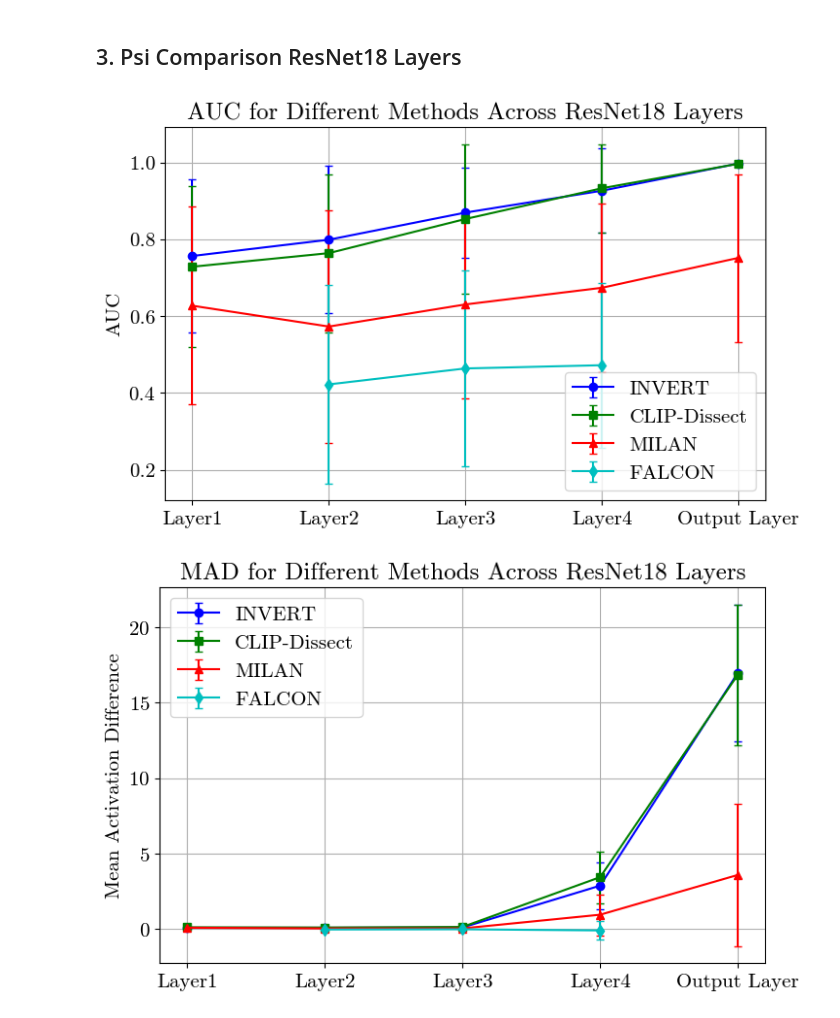
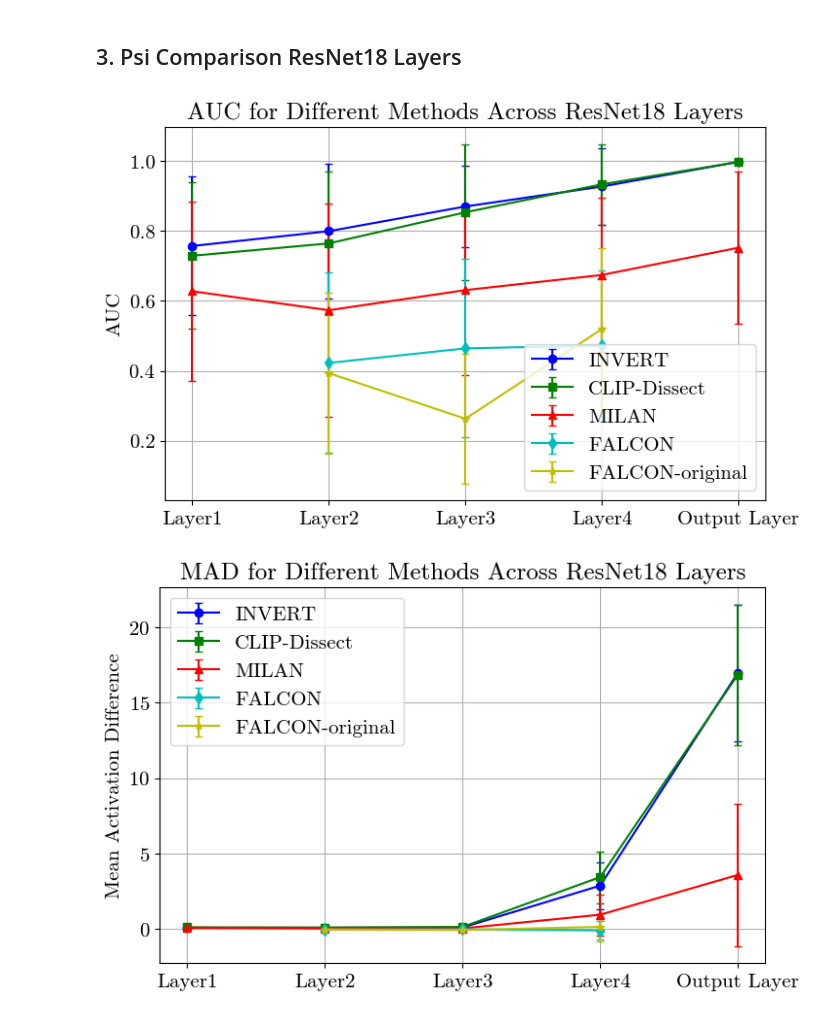
Before and after one commit to lkopf/cosy, a Jupyter notebook: notebooks/experiments.ipynb, the cells around one changed output. Drawn from its saved outputs; the diff is of its cells as text; code cells hidden in the pictures.

```diff
--- a/notebooks/experiments.ipynb
+++ b/notebooks/experiments.ipynb
@@ -150,3 +150,33 @@ plt.tight_layout()
 plt.show()
 # %% [output]
 [figure]
+# %%
+import torch
+import seaborn as sns
+
+MODEL_NAME = "resnet18-fc"
+NEURON = 504 # coffee mug
+
+res_nat = torch.load(f"{NAT_SYN_PATH}resnet18-fc_natural_neuron-{NEURON}.pt")[:,NEURON].cpu().numpy()
+res_syn = torch.load(f"{NAT_SYN_PATH}resnet18-fc_neuron-{NEURON}.pt")[:,NEURON].cpu().numpy()
+
+res_neuron_df = pd.DataFrame({'Natural': res_nat,
+                              'Synthetic': res_syn,})
+
+fig, ax = plt.subplots(figsize=(7, 5))
+
+colors = ['green', 'red']
+
+sns.kdeplot(data=res_neuron_df['Natural'], common_norm=True, color=colors[0], fill=True, label='Natural', ax=ax)
+sns.kdeplot(data=res_neuron_df['Synthetic'], common_norm=True, color=colors[1], fill=True, label='Synthetic', ax=ax)
+
+plt.xlabel('Activations')
+plt.title("ResNet18 Neuron 504, ``Coffee Mug''")
+
+plt.tight_layout()
+plt.legend()
+
+# plt.savefig(PLOT_PATH+f"nat-syn_comparison_{MODEL_NAME}_neuron-{NEURON}.png", bbox_inches='tight')
+# plt.savefig(PLOT_PATH+f"nat-syn_comparison_{MODEL_NAME}_neuron-{NEURON}.pdf", bbox_inches='tight')
+# plt.savefig(PLOT_PATH+f"nat-syn_comparison_{MODEL_NAME}_neuron-{NEURON}.svg", bbox_inches='tight')
+plt.show()
@@ -158,9 +190,9 @@ import pandas as pd
 import matplotlib.pyplot as plt
 
 MODEL_NAMES = ["resnet18-layer1", "resnet18-layer2", "resnet18-layer3", "resnet18-layer4", "resnet18-fc"]
-METHODS = ["INVERT", "CLIP-Dissect", "MILAN", "FALCON"]
-COLORS = ['b', 'g', 'r', 'c']
-MARKERS = ['o', 's', '^', 'd']
+METHODS = ["INVERT", "CLIP-Dissect", "MILAN", "FALCON", "FALCON-original"]
+COLORS = ['b', 'g', 'r', 'c', 'y']
+MARKERS = ['o', 's', '^', 'd', '*']
 x_labels = ['Layer1', 'Layer2', 'Layer3', 'Layer4', 'Output Layer']
 x = np.arange(len(x_labels))
 
@@ -173,43 +205,43 @@ stds = {method: [] for method in METHODS}
 for MODEL_NAME in MODEL_NAMES:
     for method in METHODS:
         try:
             df = pd.read_csv(f"{PATH}evaluation_{method}_{MODEL_NAME}.csv")
             means[method].append(df['auc'].mean())
             stds[method].append(df['auc'].std())
         except FileNotFoundError:
             # Append NaN if the file does not exist for a particular method and layer
             means[method].append(np.nan)
             stds[method].append(np.nan)
 
 # Create a line plot
 plt.figure(figsize=(8, 5))
 
 # Plot error bars for each method
 for i, method in enumerate(METHODS):
     plt.errorbar(x, means[method], yerr=stds[method], marker=MARKERS[i], linestyle='-', color=COLORS[i], capsize=3, label=method)
 
 # Customize the plot
 # plt.xlabel('Layers')
 plt.ylabel('AUC')
 plt.title('AUC for Different Methods Across ResNet18 Layers')
 plt.xticks(x, x_labels)
 plt.legend()
 plt.grid(True)
 # plt.savefig(PLOT_PATH+f"AUC_resnet18_layers.png", bbox_inches='tight')
 # plt.savefig(PLOT_PATH+f"AUC_resnet18_layers.pdf", bbox_inches='tight')
 # plt.savefig(PLOT_PATH+f"AUC_resnet18_layers.svg", bbox_inches='tight')
 plt.show()
 # %% [output]
-[figure, old version]
+[figure, new version]
 # %%
 import numpy as np
 import pandas as pd
 import matplotlib.pyplot as plt
 
 MODEL_NAMES = ["resnet18-layer1", "resnet18-layer2", "resnet18-layer3", "resnet18-layer4", "resnet18-fc"]
-METHODS = ["INVERT", "CLIP-Dissect", "MILAN", "FALCON"]
-COLORS = ['b', 'g', 'r', 'c']
-MARKERS = ['o', 's', '^', 'd']
+METHODS = ["INVERT", "CLIP-Dissect", "MILAN", "FALCON", "FALCON-original"]
+COLORS = ['b', 'g', 'r', 'c', 'y']
+MARKERS = ['o', 's', '^', 'd', '*']
 x_labels = ['Layer1', 'Layer2', 'Layer3', 'Layer4', 'Output Layer']
 x = np.arange(len(x_labels))
 
@@ -246,4 +278,4 @@ plt.grid(True)
 # plt.savefig(PLOT_PATH+f"mean_activ_layers.svg", bbox_inches='tight')
 plt.show()
 # %% [output]
-[figure, old version]
+[figure, new version]
```
Also changed, not shown: parts of 4 cells of this notebook, 5 other files.
